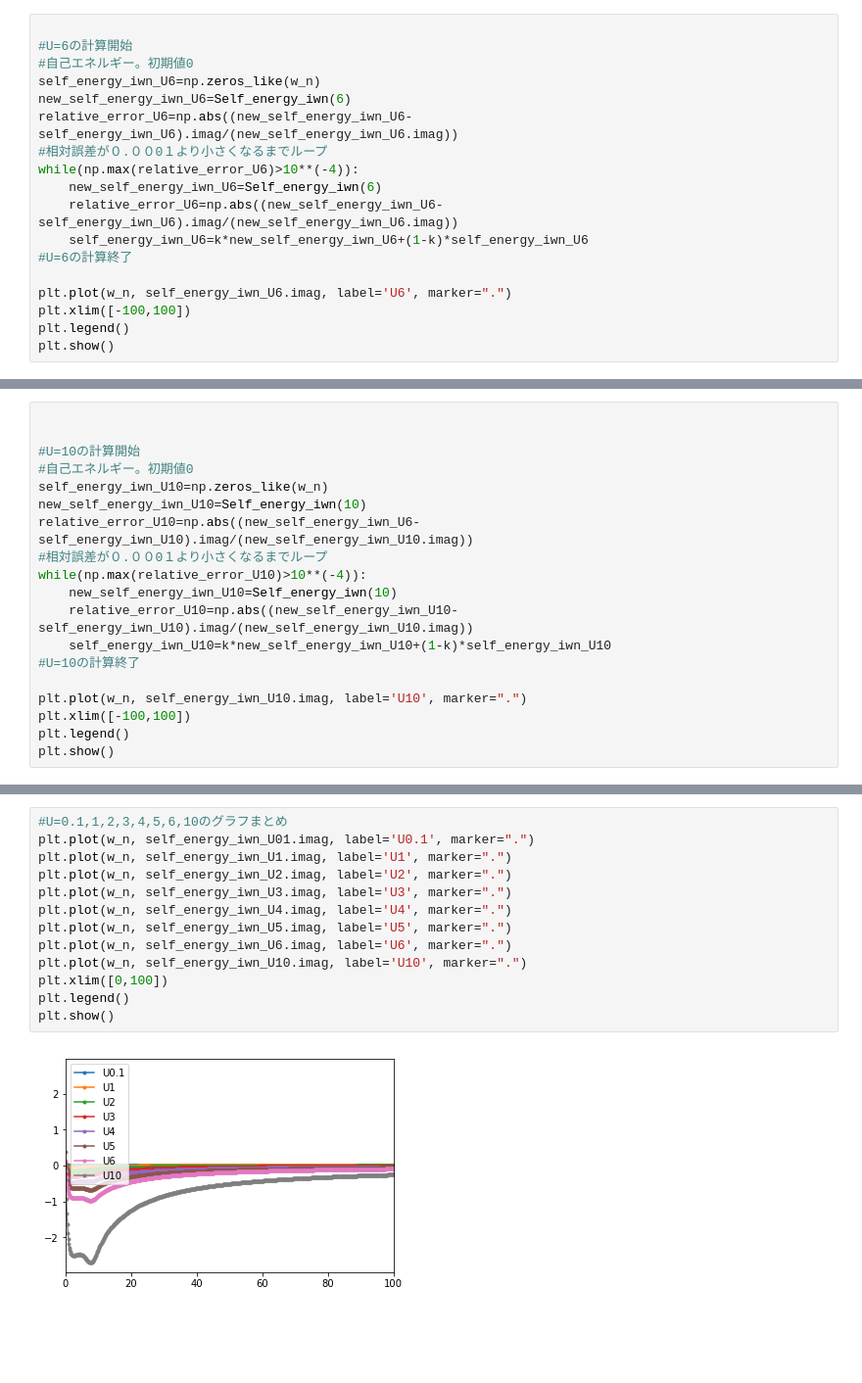
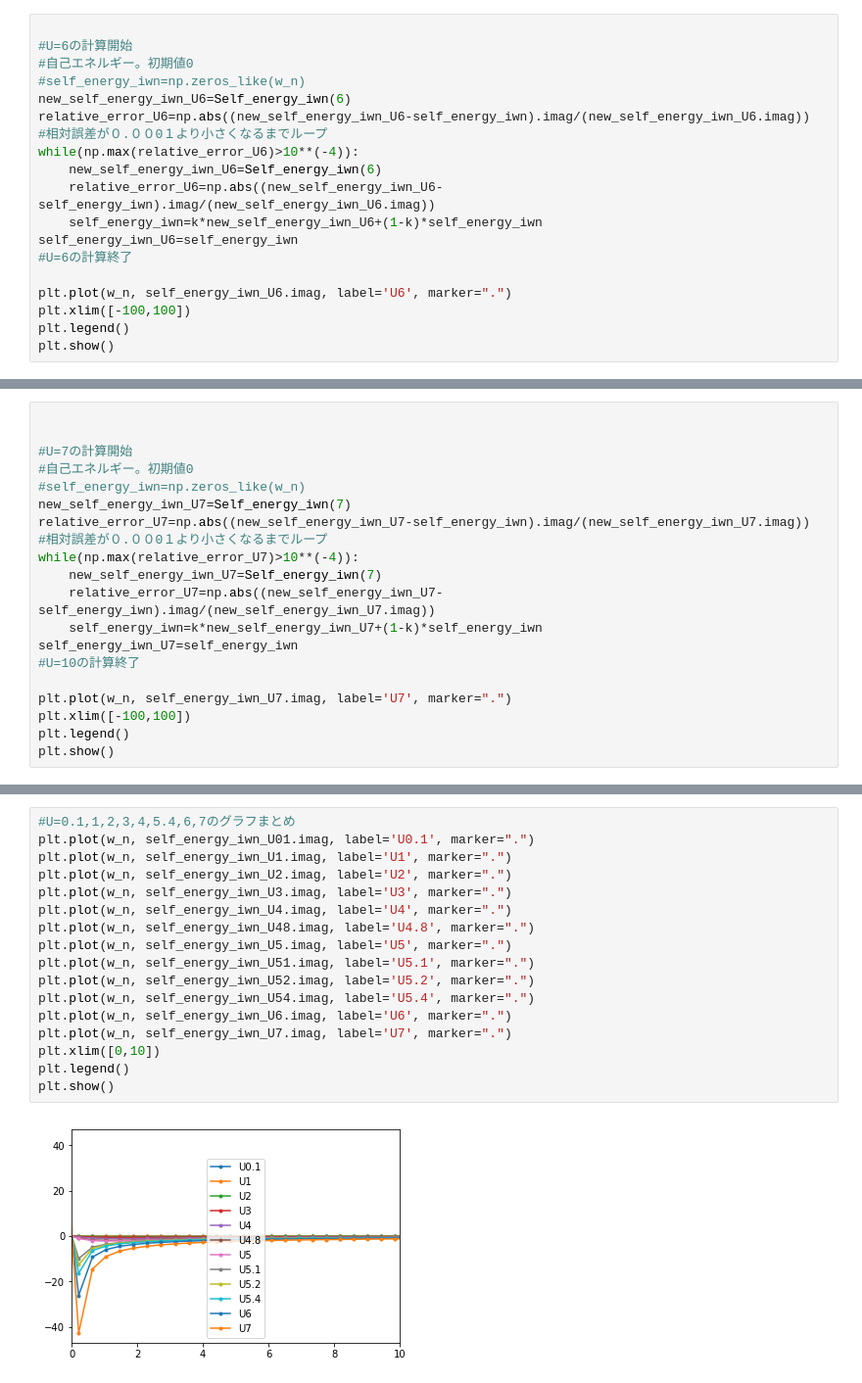
Before and after one commit to atsushiookubo/IPT, a Jupyter notebook: finding_self_energy.ipynb, the cells around one changed output, grey strips where cells are left out. Shown at 98% size. Drawn from its saved outputs; the diff is of its cells as text; blank space fills up the shorter version.

Commit message:
self_energy

```diff
--- a/finding_self_energy.ipynb
+++ b/finding_self_energy.ipynb
@@ -177,14 +277,15 @@ plt.show()
 
 #U=6の計算開始
 #自己エネルギー。初期値0
-self_energy_iwn_U6=np.zeros_like(w_n)
+#self_energy_iwn=np.zeros_like(w_n)
 new_self_energy_iwn_U6=Self_energy_iwn(6)
-relative_error_U6=np.abs((new_self_energy_iwn_U6-self_energy_iwn_U6).imag/(new_self_energy_iwn_U6.imag))
+relative_error_U6=np.abs((new_self_energy_iwn_U6-self_energy_iwn).imag/(new_self_energy_iwn_U6.imag))
 #相対誤差が０.００0１より小さくなるまでループ
 while(np.max(relative_error_U6)>10**(-4)):
     new_self_energy_iwn_U6=Self_energy_iwn(6)
-    relative_error_U6=np.abs((new_self_energy_iwn_U6-self_energy_iwn_U6).imag/(new_self_energy_iwn_U6.imag))
-    self_energy_iwn_U6=k*new_self_energy_iwn_U6+(1-k)*self_energy_iwn_U6
+    relative_error_U6=np.abs((new_self_energy_iwn_U6-self_energy_iwn).imag/(new_self_energy_iwn_U6.imag))
+    self_energy_iwn=k*new_self_energy_iwn_U6+(1-k)*self_energy_iwn
+self_energy_iwn_U6=self_energy_iwn
 #U=6の計算終了
 
 plt.plot(w_n, self_energy_iwn_U6.imag, label='U6', marker=".")
@@ -196,19 +297,20 @@ plt.show()
 # %%
 
 
-#U=10の計算開始
+#U=7の計算開始
 #自己エネルギー。初期値0
-self_energy_iwn_U10=np.zeros_like(w_n)
-new_self_energy_iwn_U10=Self_energy_iwn(10)
-relative_error_U10=np.abs((new_self_energy_iwn_U6-self_energy_iwn_U10).imag/(new_self_energy_iwn_U10.imag))
+#self_energy_iwn=np.zeros_like(w_n)
+new_self_energy_iwn_U7=Self_energy_iwn(7)
+relative_error_U7=np.abs((new_self_energy_iwn_U7-self_energy_iwn).imag/(new_self_energy_iwn_U7.imag))
 #相対誤差が０.００0１より小さくなるまでループ
-while(np.max(relative_error_U10)>10**(-4)):
-    new_self_energy_iwn_U10=Self_energy_iwn(10)
-    relative_error_U10=np.abs((new_self_energy_iwn_U10-self_energy_iwn_U10).imag/(new_self_energy_iwn_U10.imag))
-    self_energy_iwn_U10=k*new_self_energy_iwn_U10+(1-k)*self_energy_iwn_U10
+while(np.max(relative_error_U7)>10**(-4)):
+    new_self_energy_iwn_U7=Self_energy_iwn(7)
+    relative_error_U7=np.abs((new_self_energy_iwn_U7-self_energy_iwn).imag/(new_self_energy_iwn_U7.imag))
+    self_energy_iwn=k*new_self_energy_iwn_U7+(1-k)*self_energy_iwn
+self_energy_iwn_U7=self_energy_iwn
 #U=10の計算終了
 
-plt.plot(w_n, self_energy_iwn_U10.imag, label='U10', marker=".")
+plt.plot(w_n, self_energy_iwn_U7.imag, label='U7', marker=".")
 plt.xlim([-100,100])
 plt.legend()
 plt.show()
@@ -217,16 +319,20 @@ plt.show()
 # %%
-#U=0.1,1,2,3,4,5,6,10のグラフまとめ
+#U=0.1,1,2,3,4,5.4,6,7のグラフまとめ
 plt.plot(w_n, self_energy_iwn_U01.imag, label='U0.1', marker=".")
 plt.plot(w_n, self_energy_iwn_U1.imag, label='U1', marker=".")
 plt.plot(w_n, self_energy_iwn_U2.imag, label='U2', marker=".")
 plt.plot(w_n, self_energy_iwn_U3.imag, label='U3', marker=".")
 plt.plot(w_n, self_energy_iwn_U4.imag, label='U4', marker=".")
+plt.plot(w_n, self_energy_iwn_U48.imag, label='U4.8', marker=".")
 plt.plot(w_n, self_energy_iwn_U5.imag, label='U5', marker=".")
+plt.plot(w_n, self_energy_iwn_U51.imag, label='U5.1', marker=".")
+plt.plot(w_n, self_energy_iwn_U52.imag, label='U5.2', marker=".")
+plt.plot(w_n, self_energy_iwn_U54.imag, label='U5.4', marker=".")
 plt.plot(w_n, self_energy_iwn_U6.imag, label='U6', marker=".")
-plt.plot(w_n, self_energy_iwn_U10.imag, label='U10', marker=".")
-plt.xlim([0,100])
+plt.plot(w_n, self_energy_iwn_U7.imag, label='U7', marker=".")
+plt.xlim([0,10])
 plt.legend()
 plt.show()
 # %% [output]
-[figure, old version]
+[figure, new version]
 # %%
```
Also changed, not shown: parts of 17 cells of this notebook.
